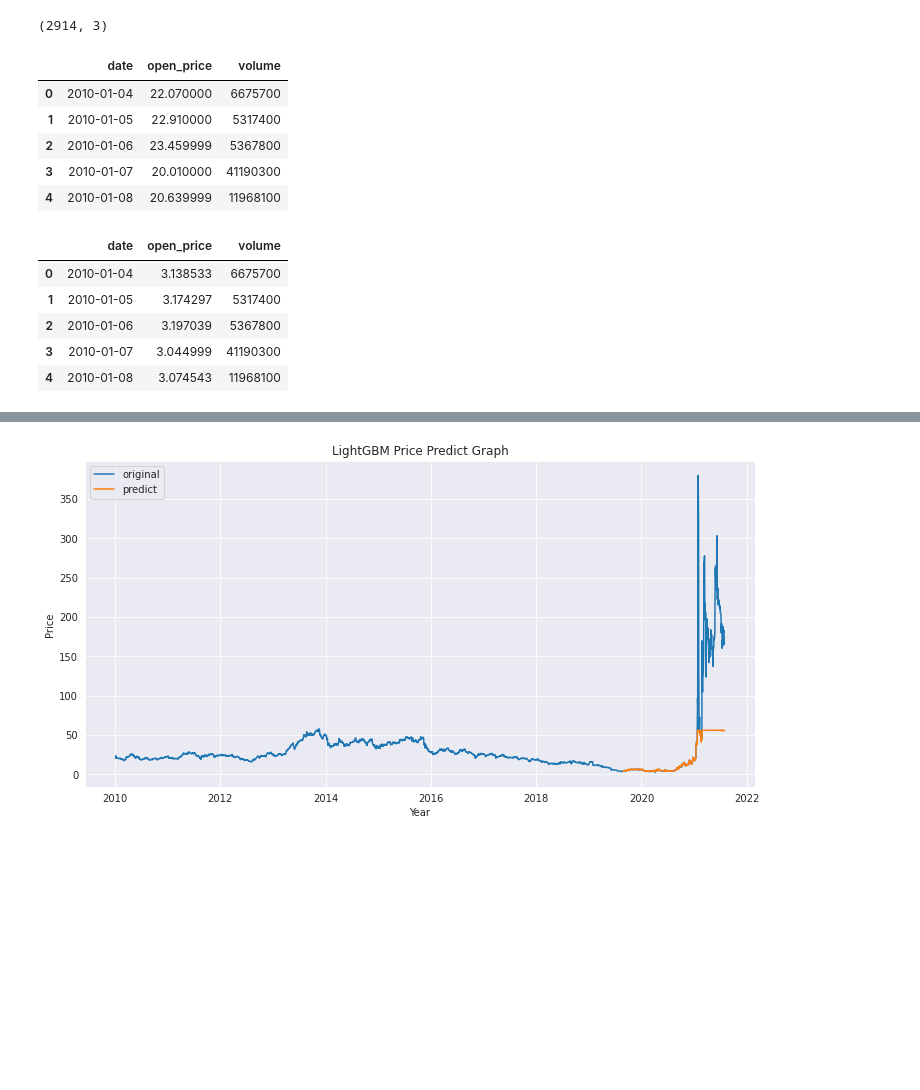
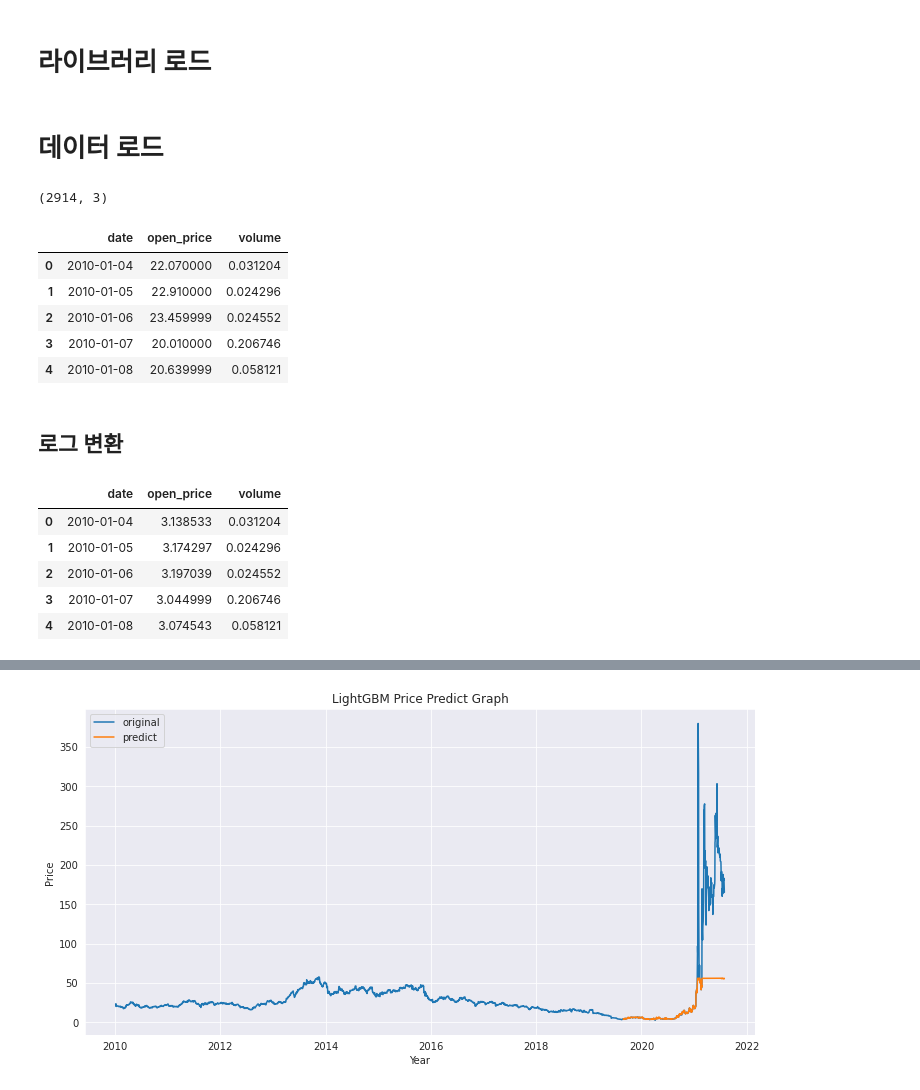
Before and after one commit to Haebuk/kuggle, a Jupyter notebook: gamestop_week2.ipynb, the cells around one changed output, grey strips where cells are left out. Cells and saved outputs as stored; diff of their text form; code cells hidden in the pictures; blank space fills up the shorter version.

```diff
--- a/gamestop_week2.ipynb
+++ b/gamestop_week2.ipynb
@@ -1,5 +1,7 @@
 # %% [markdown]
 <a href="https://colab.research.google.com/github/Haebuk/kuggle/blob/main/gamestop_week2.ipynb" target="_parent"><img src="https://colab.research.google.com/assets/colab-badge.svg" alt="Open In Colab"/></a>
+# %% [markdown]
+# 라이브러리 로드
 # %%
 import matplotlib.pyplot as plt
 import numpy as np
@@ -11,25 +15,31 @@ import seaborn as sns
 sns.set_style('darkgrid')
+# %% [markdown]
+# 데이터 로드
 # %%
 PATH = '/content/drive/MyDrive/input/'
 df = pd.read_csv(PATH + 'GME_done.csv')
 df['date'] = pd.to_datetime(df['date'])
+scaler = MinMaxScaler()
+df['volume'] = scaler.fit_transform(df['volume'].values.reshape(-1,1))
 print(df.shape)
 df.head()
 # %% [output]
 (2914, 3)
 |  | date | open_price | volume |
-| 0 | 2010-01-04 | 22.070000 | 6675700 |
-| 1 | 2010-01-05 | 22.910000 | 5317400 |
-| 2 | 2010-01-06 | 23.459999 | 5367800 |
-| 3 | 2010-01-07 | 20.010000 | 41190300 |
-| 4 | 2010-01-08 | 20.639999 | 11968100 |
+| 0 | 2010-01-04 | 22.070000 | 0.031204 |
+| 1 | 2010-01-05 | 22.910000 | 0.024296 |
+| 2 | 2010-01-06 | 23.459999 | 0.024552 |
+| 3 | 2010-01-07 | 20.010000 | 0.206746 |
+| 4 | 2010-01-08 | 20.639999 | 0.058121 |
+# %% [markdown]
+## 로그 변환
 # %%
 df['open_price'] = np.log1p(df['open_price'])
 df.head()
 # %% [output]
 |  | date | open_price | volume |
-| 0 | 2010-01-04 | 3.138533 | 6675700 |
-| 1 | 2010-01-05 | 3.174297 | 5317400 |
-| 2 | 2010-01-06 | 3.197039 | 5367800 |
-| 3 | 2010-01-07 | 3.044999 | 41190300 |
-| 4 | 2010-01-08 | 3.074543 | 11968100 |
+| 0 | 2010-01-04 | 3.138533 | 0.031204 |
+| 1 | 2010-01-05 | 3.174297 | 0.024296 |
+| 2 | 2010-01-06 | 3.197039 | 0.024552 |
+| 3 | 2010-01-07 | 3.044999 | 0.206746 |
+| 4 | 2010-01-08 | 3.074543 | 0.058121 |
```
Also changed, not shown: parts of 16 cells of this notebook.
